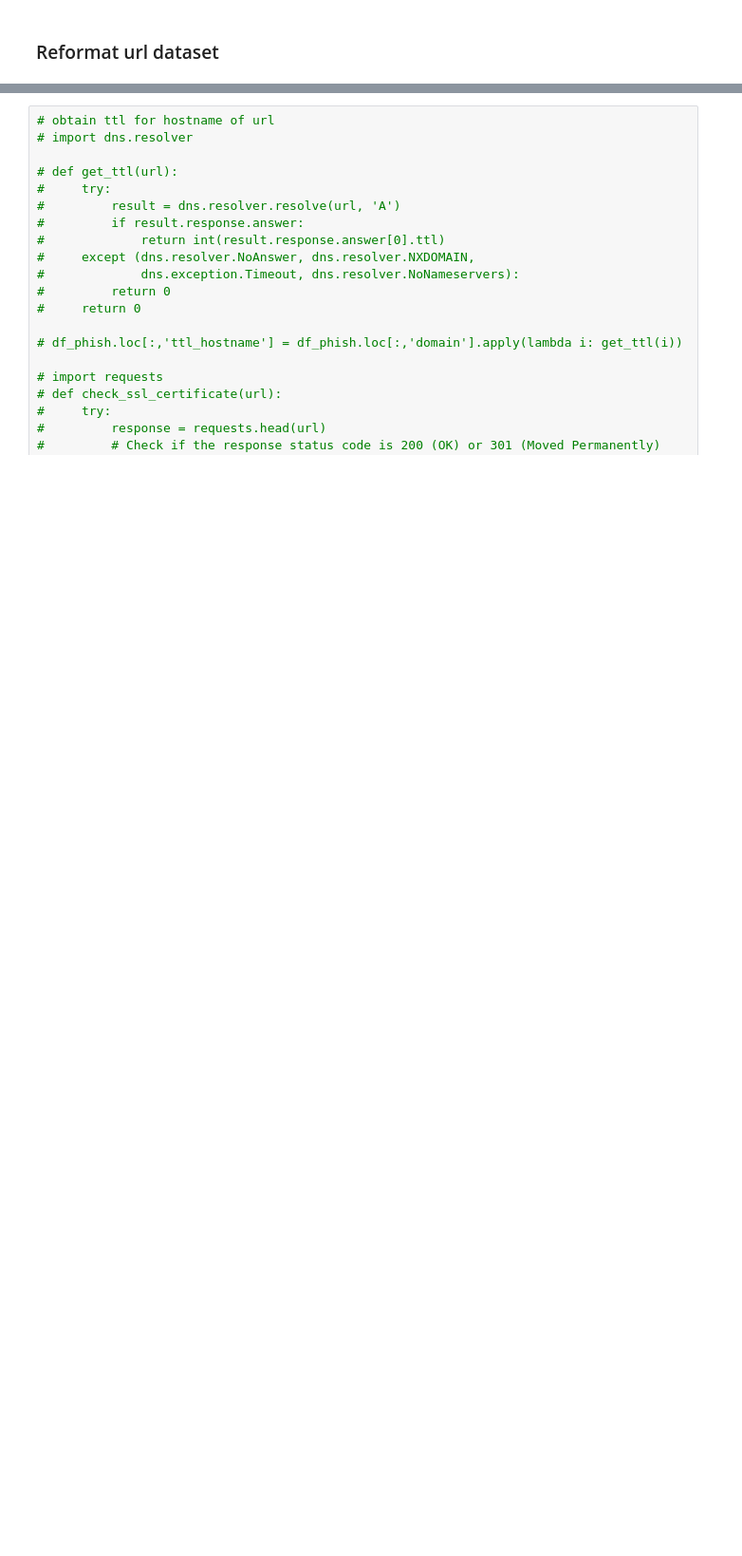
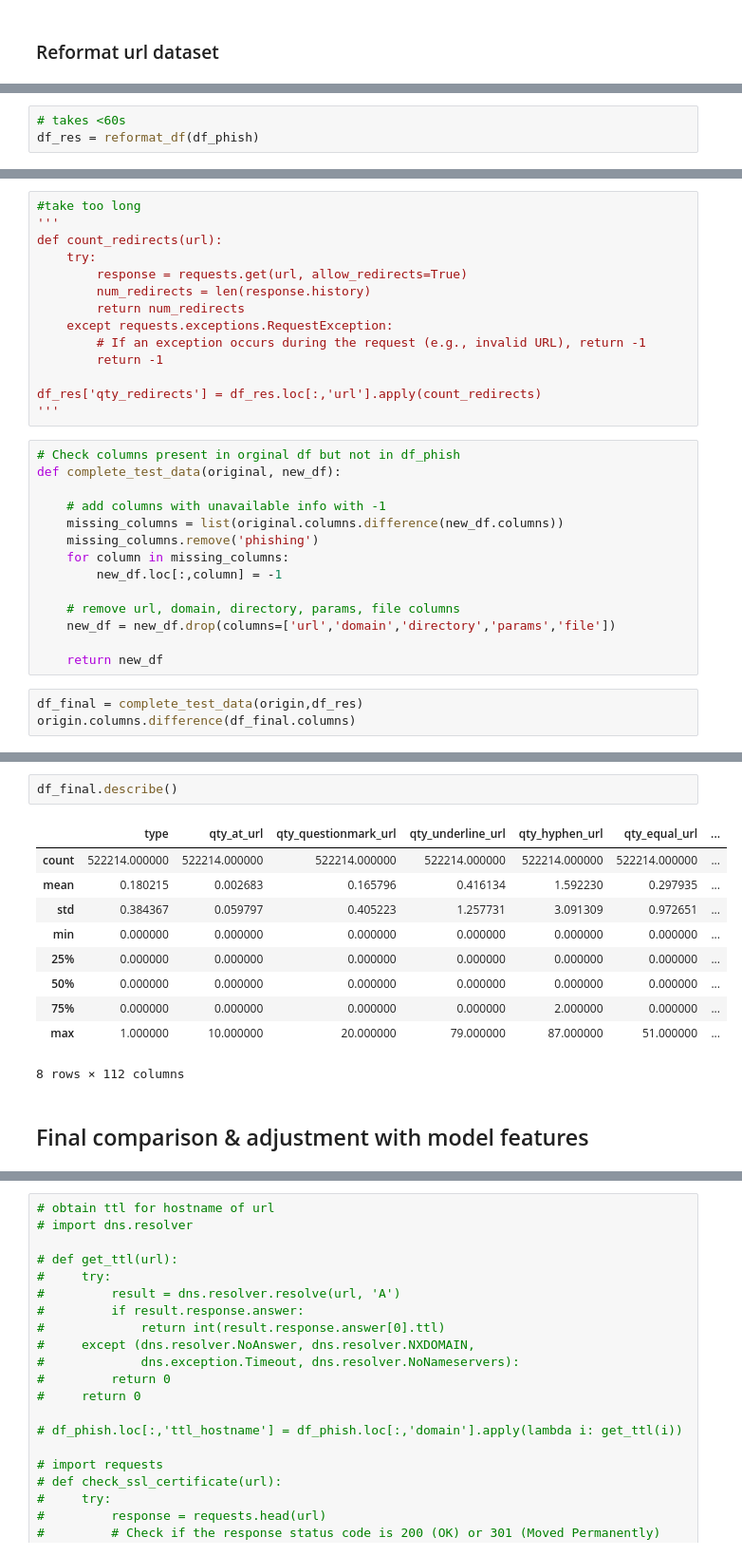
Before and after one commit to Oliverzhang0314/dsa4263-fraud-detection, a Jupyter notebook: notebooks/new_dataset.ipynb, the cells around one changed output, grey strips where cells are left out. Shown at 95% size. Drawn from its saved outputs; the diff is of its cells as text; blank space fills up the shorter version.

Commit message:
modularize & fit trained model

```diff
--- a/notebooks/new_dataset.ipynb
+++ b/notebooks/new_dataset.ipynb
@@ -230,0 +212,3 @@ missing_columns[5]
+# %%
+# takes <60s
+df_res = reformat_df(df_phish)
@@ -230,0 +227,31 @@ missing_columns[5]
+# %%
+#take too long
+'''
+def count_redirects(url):
+    try:
+        response = requests.get(url, allow_redirects=True)
+        num_redirects = len(response.history)
+        return num_redirects
+    except requests.exceptions.RequestException:
+        # If an exception occurs during the request (e.g., invalid URL), return -1
+        return -1
+
+df_res['qty_redirects'] = df_res.loc[:,'url'].apply(count_redirects)
+'''
+# %%
+# Check columns present in orginal df but not in df_phish
+def complete_test_data(original, new_df):
+
+    # add columns with unavailable info with -1
+    missing_columns = list(original.columns.difference(new_df.columns))
+    missing_columns.remove('phishing')
+    for column in missing_columns:
+        new_df.loc[:,column] = -1
+
+    # remove url, domain, directory, params, file columns
+    new_df = new_df.drop(columns=['url','domain','directory','params','file'])
+
+    return new_df
+# %%
+df_final = complete_test_data(origin,df_res)
+origin.columns.difference(df_final.columns)
@@ -230,0 +268,15 @@ missing_columns[5]
+# %%
+df_final.describe()
+# %% [output]
+|  | type | qty_at_url | qty_questionmark_url | qty_underline_url | qty_hyphen_url | qty_equal_url | ... |
+| count | 522214.000000 | 522214.000000 | 522214.000000 | 522214.000000 | 522214.000000 | 522214.000000 | ... |
+| mean | 0.180215 | 0.002683 | 0.165796 | 0.416134 | 1.592230 | 0.297935 | ... |
+| std | 0.384367 | 0.059797 | 0.405223 | 1.257731 | 3.091309 | 0.972651 | ... |
+| min | 0.000000 | 0.000000 | 0.000000 | 0.000000 | 0.000000 | 0.000000 | ... |
+| 25% | 0.000000 | 0.000000 | 0.000000 | 0.000000 | 0.000000 | 0.000000 | ... |
+| 50% | 0.000000 | 0.000000 | 0.000000 | 0.000000 | 0.000000 | 0.000000 | ... |
+| 75% | 0.000000 | 0.000000 | 0.000000 | 0.000000 | 2.000000 | 0.000000 | ... |
+| max | 1.000000 | 10.000000 | 20.000000 | 79.000000 | 87.000000 | 51.000000 | ... |
+8 rows × 112 columns
+# %% [markdown]
+## Final comparison & adjustment with model features
```
Also changed, not shown: parts of 21 cells of this notebook.
